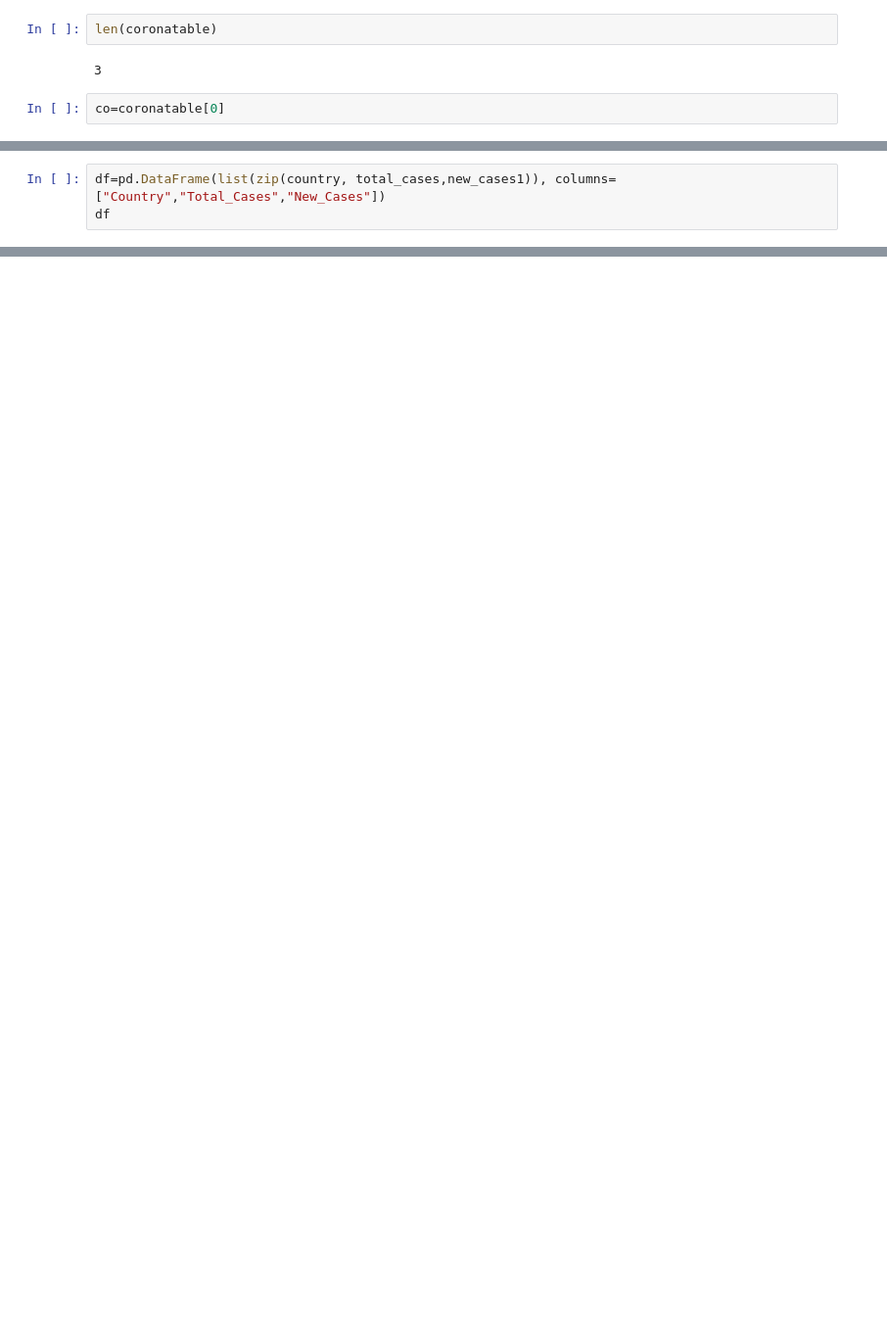
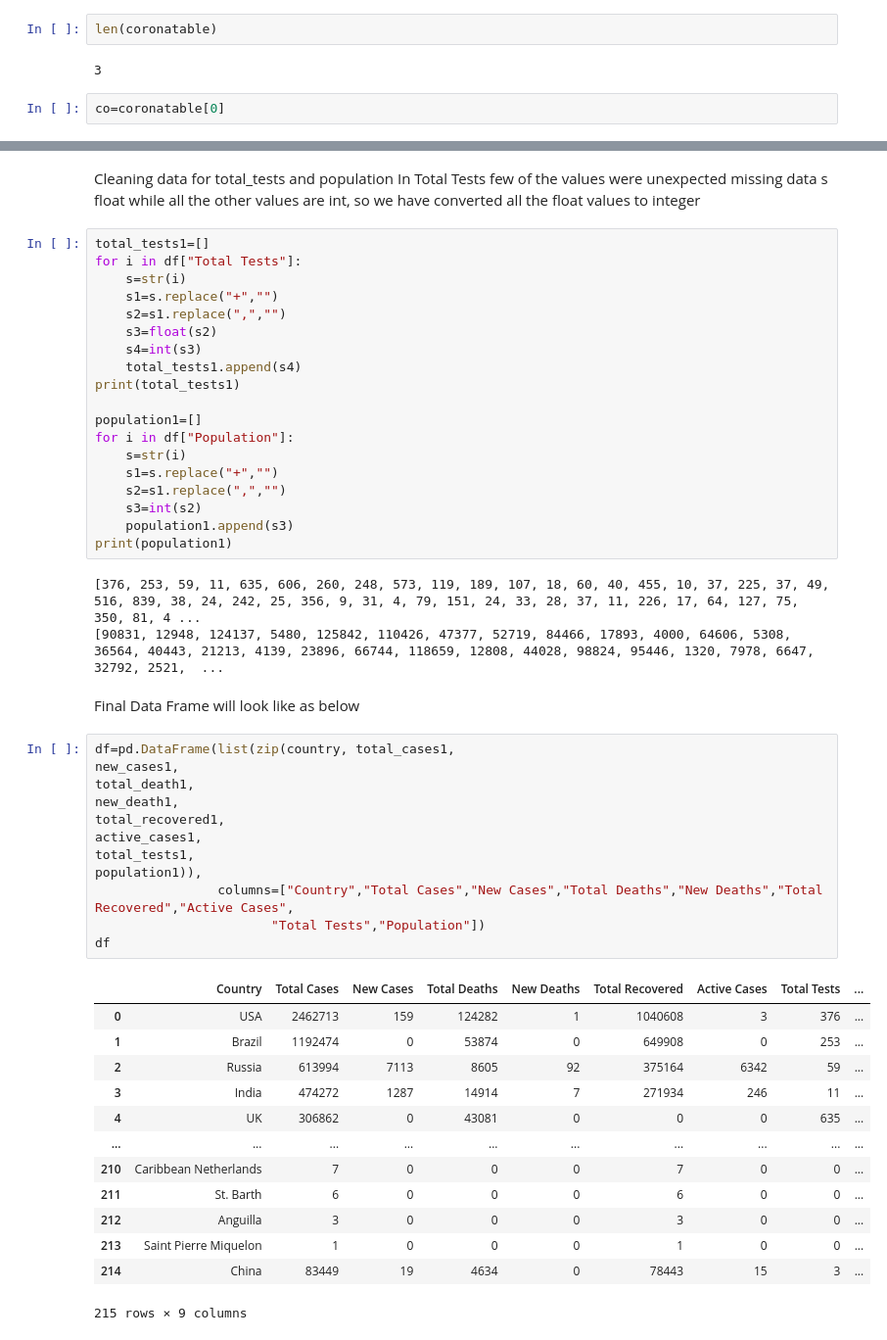
Before and after one commit to Neha2788/COVID19-Data-Analysis, a Jupyter notebook: Week1Assignment.ipynb, the cells around one changed output, grey strips where cells are left out. Shown: that part at 98% size. Drawn from its saved outputs; the diff is of its cells as text; blank space fills up the shorter version.

```diff
--- a/Week1Assignment.ipynb
+++ b/Week1Assignment.ipynb
@@ -137,3 +253,0 @@ print(new_cases1)
-# %%
-df=pd.DataFrame(list(zip(country, total_cases,new_cases1)), columns=["Country","Total_Cases","New_Cases"])
-df
@@ -154,3 +301,56 @@ df
+# %% [markdown]
+Cleaning data for total_tests and population
+In Total Tests few of the values were unexpected missing data s float while all the other values are int, so we have converted all the float values to integer
+# %%
+total_tests1=[]
+for i in df["Total Tests"]:
+    s=str(i)
+    s1=s.replace("+","")
+    s2=s1.replace(",","")
+    s3=float(s2)
+    s4=int(s3)
+    total_tests1.append(s4)
+print(total_tests1)
+
+population1=[]
+for i in df["Population"]:
+    s=str(i)
+    s1=s.replace("+","")
+    s2=s1.replace(",","")
+    s3=int(s2)
+    population1.append(s3)
+print(population1)
+# %% [output]
+[376, 253, 59, 11, 635, 606, 260, 248, 573, 119, 189, 107, 18, 60, 40, 455, 10, 37, 225, 37, 49, 516, 839, 38, 24, 242, 25, 356, 9, 31, 4, 79, 151, 24, 33, 28, 37, 11, 226, 17, 64, 127, 75, 350, 81, 4 ...
+[90831, 12948, 124137, 5480, 125842, 110426, 47377, 52719, 84466, 17893, 4000, 64606, 5308, 36564, 40443, 21213, 4139, 23896, 66744, 118659, 12808, 44028, 98824, 95446, 1320, 7978, 6647, 32792, 2521,  ...
+# %% [markdown]
+Final Data Frame will look like as below
+# %%
+df=pd.DataFrame(list(zip(country, total_cases1,
+new_cases1,
+total_death1,
+new_death1,
+total_recovered1,
+active_cases1,
+total_tests1,
+population1)),
+                columns=["Country","Total Cases","New Cases","Total Deaths","New Deaths","Total Recovered","Active Cases",
+                       "Total Tests","Population"])
+df
+# %% [output]
+|  | Country | Total Cases | New Cases | Total Deaths | New Deaths | Total Recovered | Active Cases | Total Tests | ... |
+| 0 | USA | 2462713 | 159 | 124282 | 1 | 1040608 | 3 | 376 | ... |
+| 1 | Brazil | 1192474 | 0 | 53874 | 0 | 649908 | 0 | 253 | ... |
+| 2 | Russia | 613994 | 7113 | 8605 | 92 | 375164 | 6342 | 59 | ... |
+| 3 | India | 474272 | 1287 | 14914 | 7 | 271934 | 246 | 11 | ... |
+| 4 | UK | 306862 | 0 | 43081 | 0 | 0 | 0 | 635 | ... |
+| ... | ... | ... | ... | ... | ... | ... | ... | ... | ... |
+| 210 | Caribbean Netherlands | 7 | 0 | 0 | 0 | 7 | 0 | 0 | ... |
+| 211 | St. Barth | 6 | 0 | 0 | 0 | 6 | 0 | 0 | ... |
+| 212 | Anguilla | 3 | 0 | 0 | 0 | 3 | 0 | 0 | ... |
+| 213 | Saint Pierre Miquelon | 1 | 0 | 0 | 0 | 1 | 0 | 0 | ... |
+| 214 | China | 83449 | 19 | 4634 | 0 | 78443 | 15 | 3 | ... |
+215 rows × 9 columns
 # %%
 df.dtypes
 # %% [output]
```
Also changed, not shown: parts of 68 cells of this notebook.
